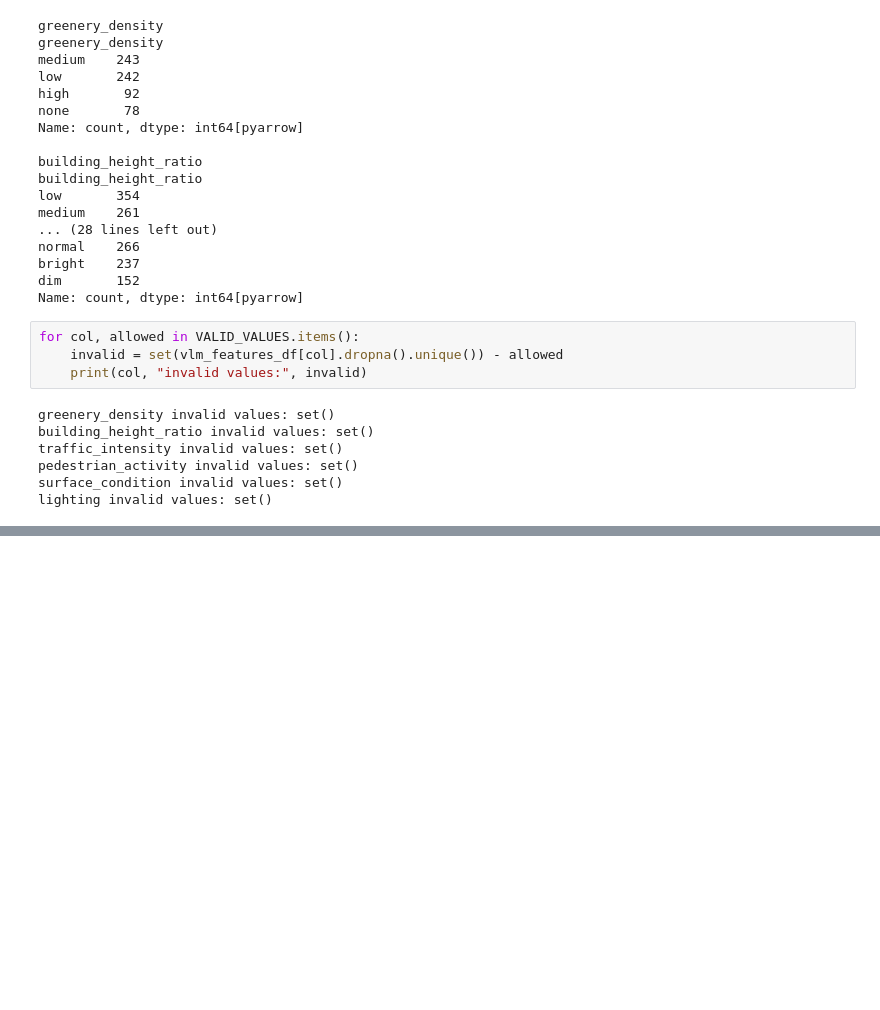
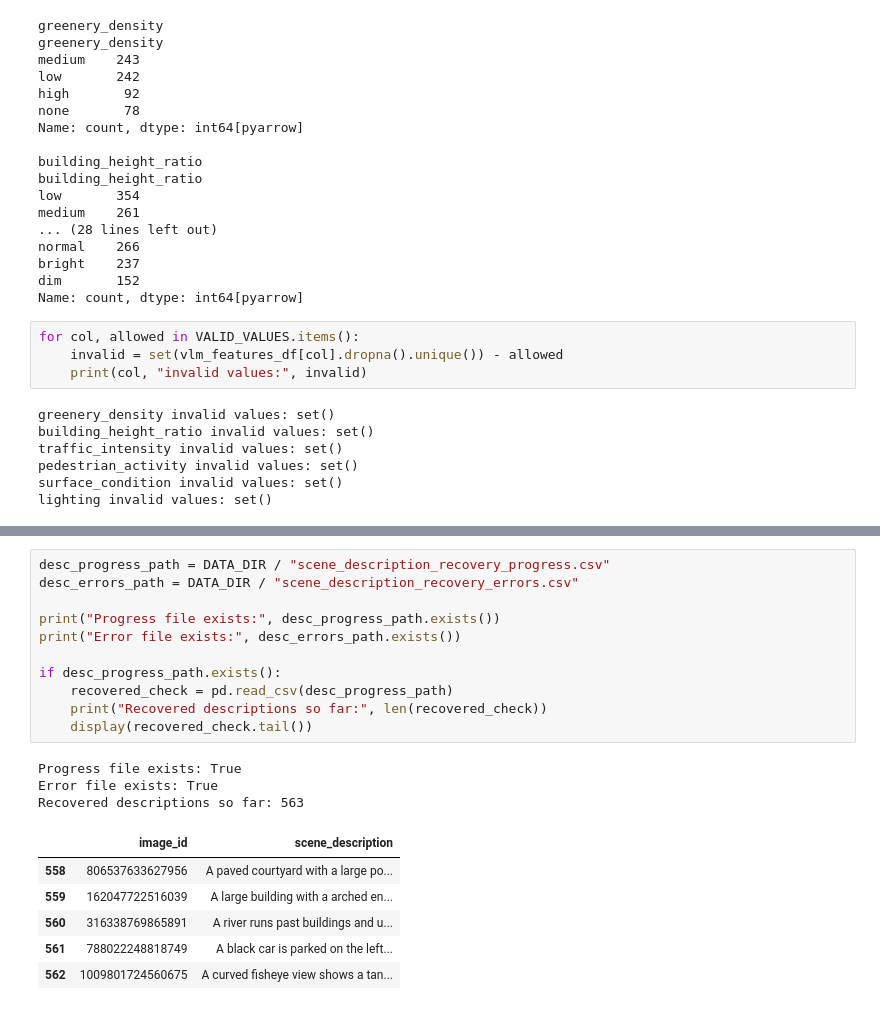
Before and after one commit to Katylll/urban-emotional-intelligence, a Jupyter notebook: notebooks/02_vlm_feature_extraction.ipynb, the cells around one changed output, grey strips where cells are left out. Saved outputs shown, nothing was run; the diff lists cells and outputs as text; blank space fills up the shorter version.

```diff
--- a/notebooks/02_vlm_feature_extraction.ipynb
+++ b/notebooks/02_vlm_feature_extraction.ipynb
@@ -665,0 +910,21 @@ lighting invalid values: set()
+# %%
+desc_progress_path = DATA_DIR / "scene_description_recovery_progress.csv"
+desc_errors_path = DATA_DIR / "scene_description_recovery_errors.csv"
+
+print("Progress file exists:", desc_progress_path.exists())
+print("Error file exists:", desc_errors_path.exists())
+
+if desc_progress_path.exists():
+    recovered_check = pd.read_csv(desc_progress_path)
+    print("Recovered descriptions so far:", len(recovered_check))
+    display(recovered_check.tail())
+# %% [output]
+Progress file exists: True
+Error file exists: True
+Recovered descriptions so far: 563
+|  | image_id | scene_description |
+| 558 | 806537633627956 | A paved courtyard with a large po... |
+| 559 | 162047722516039 | A large building with a arched en... |
+| 560 | 316338769865891 | A river runs past buildings and u... |
+| 561 | 788022248818749 | A black car is parked on the left... |
+| 562 | 1009801724560675 | A curved fisheye view shows a tan... |
```
Also changed, not shown: parts of 21 cells of this notebook, 5 other files.
